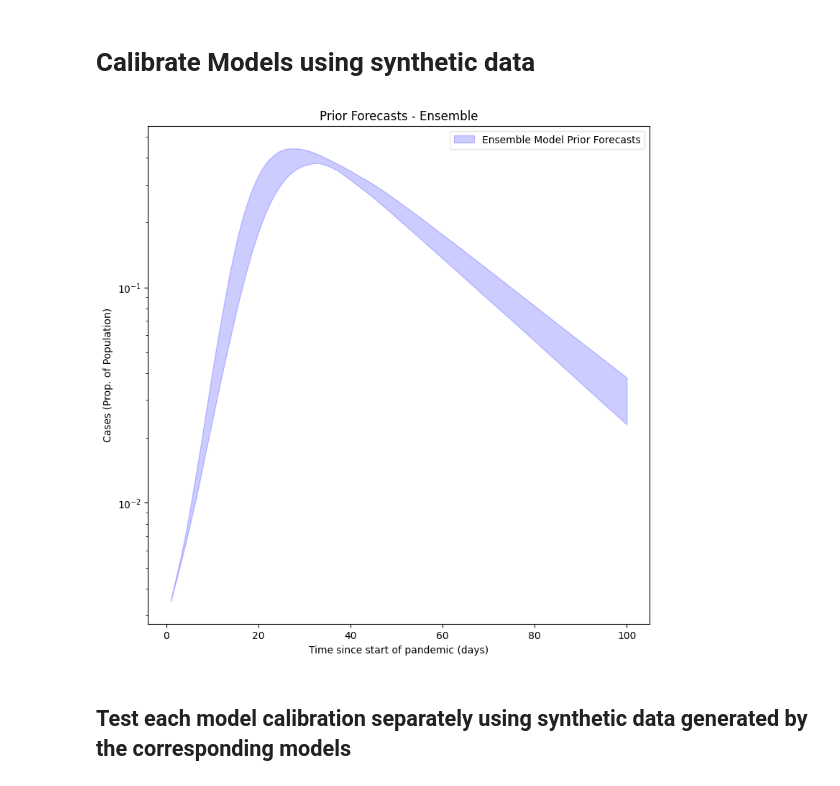
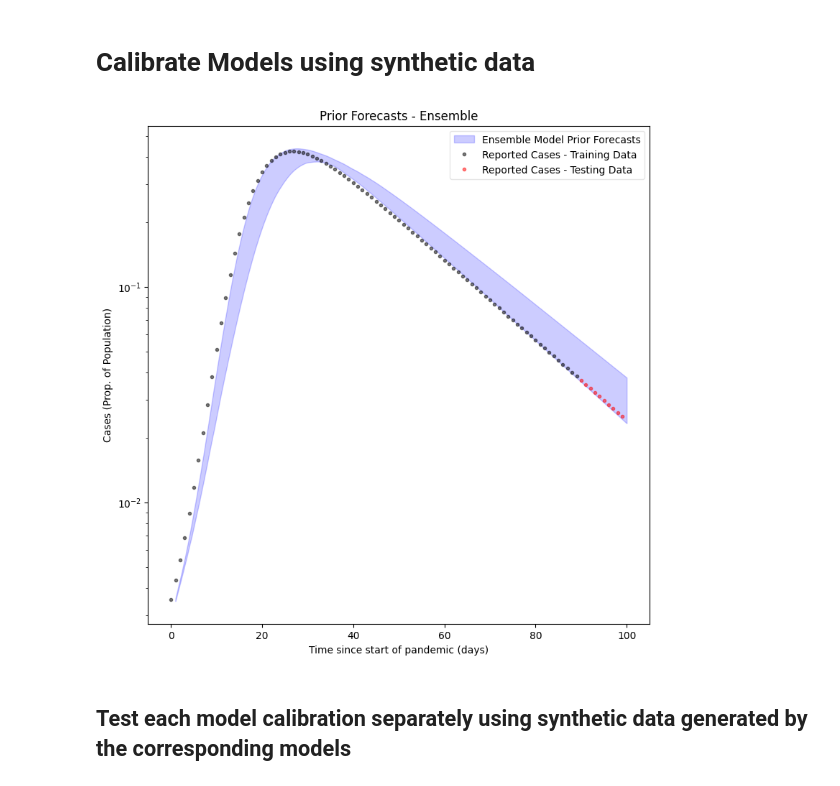
Before and after one commit to ciemss/pyciemss, a Jupyter notebook: notebook/april_ensemble/syndata_generate_and_test.ipynb, the cells around one changed output. Cells and saved outputs as stored; diff of their text form; code cells hidden in the pictures.

```diff
--- a/notebook/april_ensemble/syndata_generate_and_test.ipynb
+++ b/notebook/april_ensemble/syndata_generate_and_test.ipynb
@@ -1202,11 +1187,11 @@ ensemble1_prior_forecasts = sample(ensemble1, t_points, num_samples)
 train_data, train_cases, train_timepoints, test_cases, test_timepoints, all_timepoints = get_train_test_data(synth_data_model1, train_start_date, test_start_date, test_end_date)
 # %%
 ax = plot_predictive(ensemble1_prior_forecasts, t_points, ax=setup_ax(), title="Prior Forecasts - Ensemble", color="blue", label="Ensemble Model Prior Forecasts")
-# ax = plot_observations(train_cases, train_timepoints, ax=ax, color="black", label="Reported Cases - Training Data")
-# ax = plot_observations(test_cases, test_timepoints, ax=ax, color="red", label="Reported Cases - Testing Data")
-# # ax = plot_observations(plotting_cases, all_timepoints, ax=ax, color="black", label="Reported Cases"
+ax = plot_observations(train_cases, train_timepoints, ax=ax, color="black", label="Reported Cases - Training Data")
+ax = plot_observations(test_cases, test_timepoints, ax=ax, color="red", label="Reported Cases - Testing Data")
+# ax = plot_observations(plotting_cases, all_timepoints, ax=ax, color="black", label="Reported Cases")
 # %% [output]
-[figure, old version]
+[figure, new version]
 # %% [markdown]
 ## Test each model calibration separately using synthetic data generated by the corresponding models
 # %% [markdown]
```
Also changed, not shown: parts of 12 cells of this notebook.
